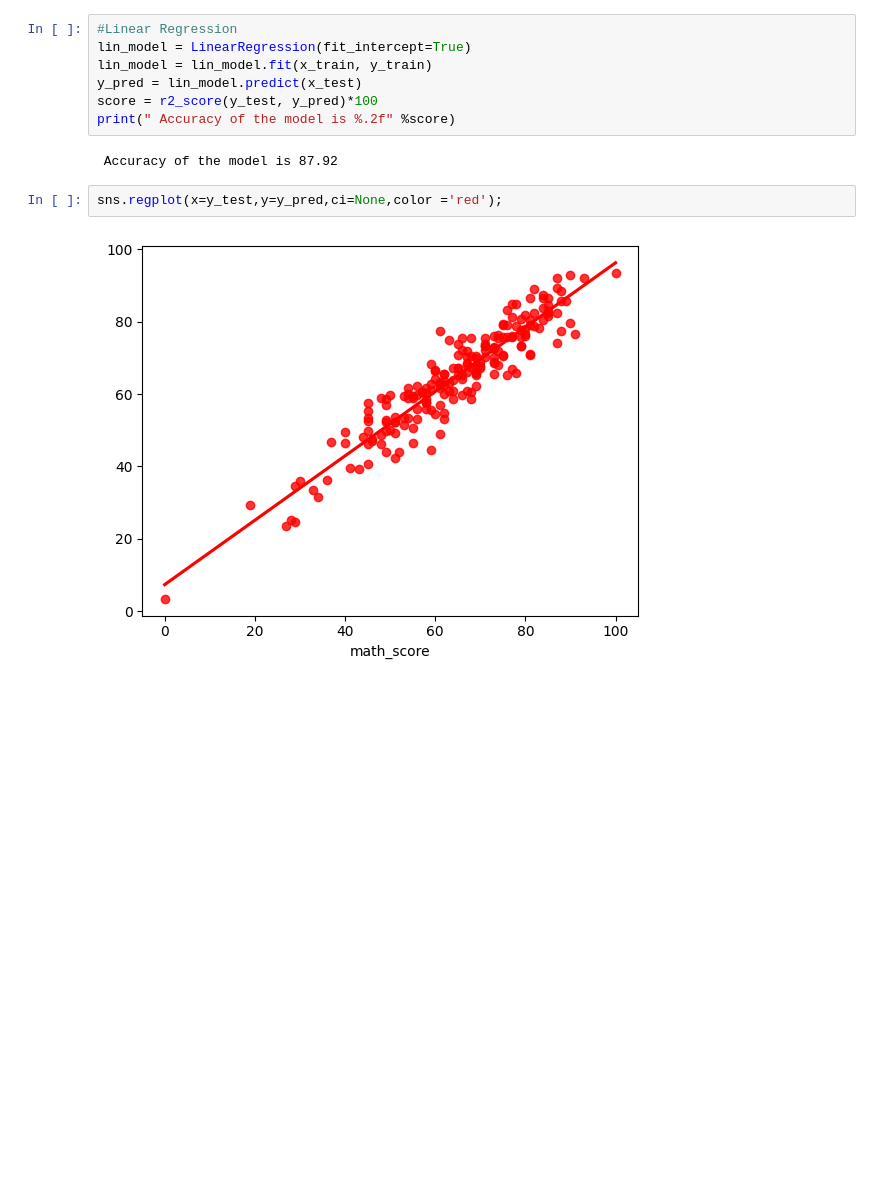
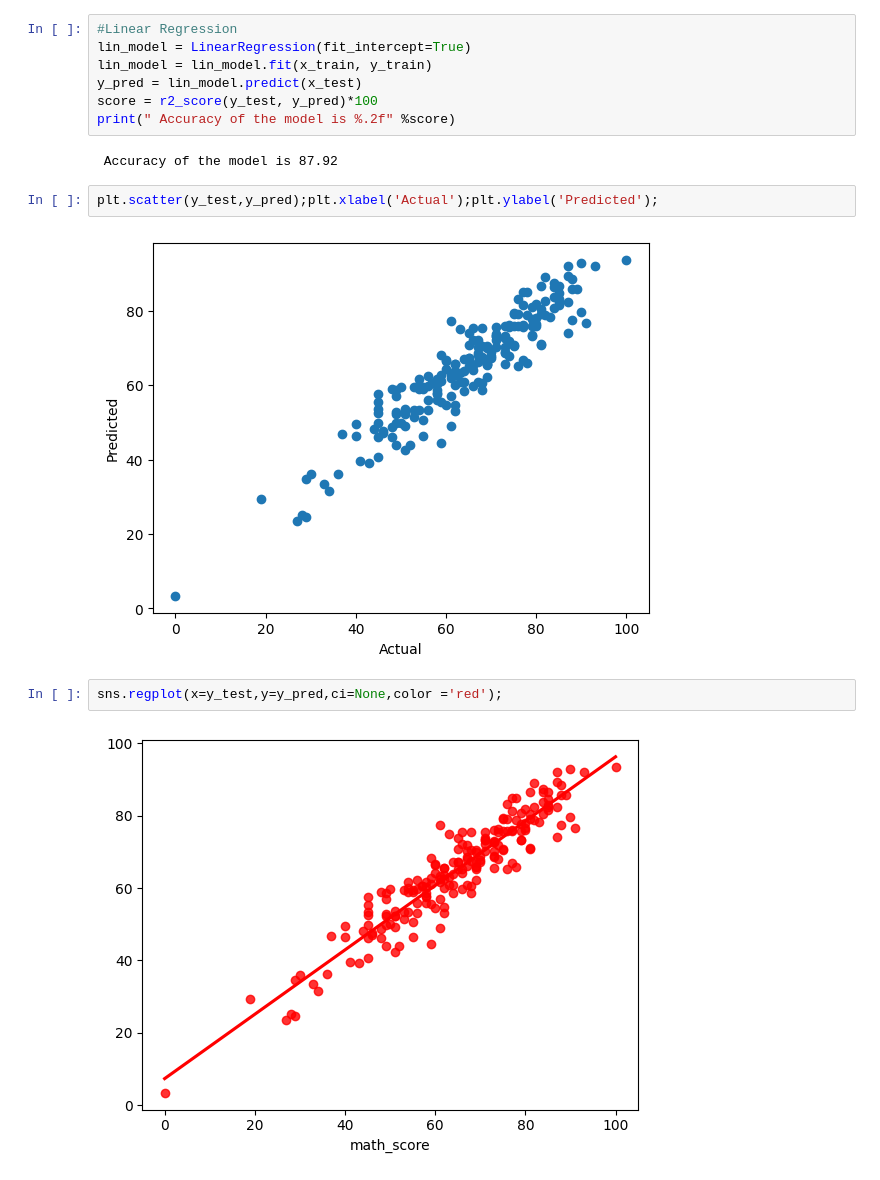
Before and after one commit to Ashishmandal8007/DiamondPricePredicition3, a Jupyter notebook: notebook/MODEL TRAINING.ipynb, the cells around one changed output. Drawn from its saved outputs; the diff is of its cells as text; blank space fills up the shorter version.

```diff
--- a/notebook/MODEL TRAINING.ipynb
+++ b/notebook/MODEL TRAINING.ipynb
@@ -202,6 +202,10 @@ score = r2_score(y_test, y_pred)*100
 print(" Accuracy of the model is %.2f" %score)
 # %% [output]
  Accuracy of the model is 87.92
+# %%
+plt.scatter(y_test,y_pred);plt.xlabel('Actual');plt.ylabel('Predicted');
+# %% [output]
+[figure, added]
 # %%
 sns.regplot(x=y_test,y=y_pred,ci=None,color ='red');
 # %% [output]
```
Also changed, not shown: 5 other files.
